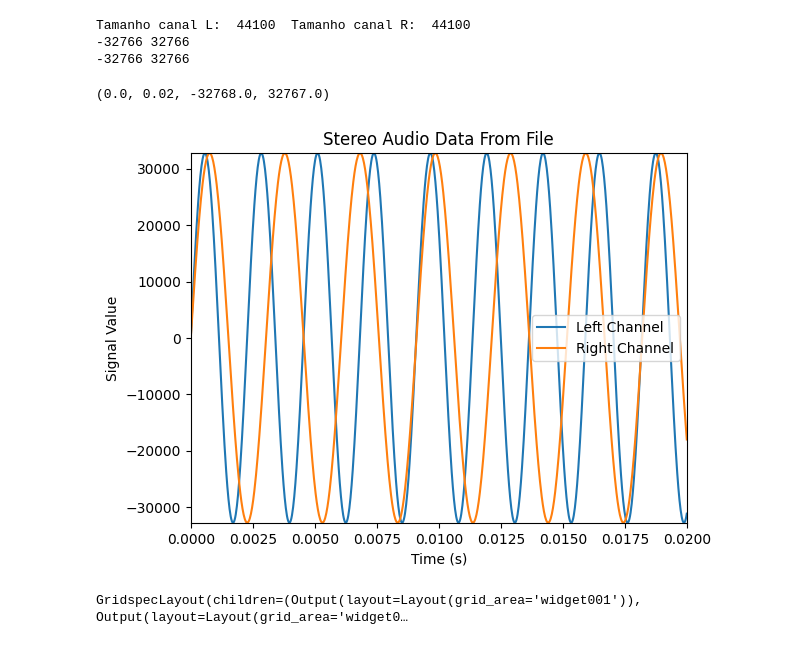
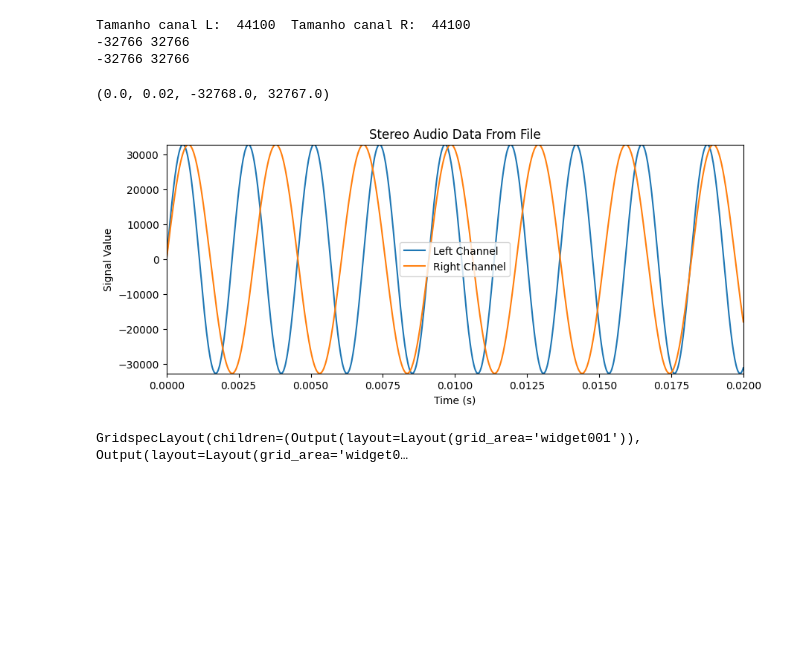
Before and after one commit to leandronunescorreia/audio-processing, a Jupyter notebook: audio_processing_basics.ipynb, the cells around one changed output. Cells and saved outputs as stored; diff of their text form; code cells hidden in the pictures; blank space fills up the shorter version.

```diff
--- a/audio_processing_basics.ipynb
+++ b/audio_processing_basics.ipynb
@@ -618,16 +631,17 @@ Tamanho canal L:  44100  Tamanho canal R:  44100
 # %%
 times = np.linspace(0, n_samples/framerate, num=n_samples)
 # %%
+plt.figure(figsize=(10, 4))
 plt.plot(times, l_channel, label='Left Channel')
 plt.plot(times, r_channel, label='Right Channel')
 plt.title('Stereo Audio Data From File')
 plt.ylabel('Signal Value')
 plt.xlabel('Time (s)')
 plt.legend()
 plt.axis([0, 1/50, -32768.0, 32767.0])
 # %% [output]
 (0.0, 0.02, -32768.0, 32767.0)
-[figure, old version]
+[figure, new version]
 # %%
 grid = GridspecLayout(n_rows=1, n_columns=2, align_items='center')
 out1 = Output()
```
Also changed, not shown: parts of 5 cells of this notebook, 4 other files.
